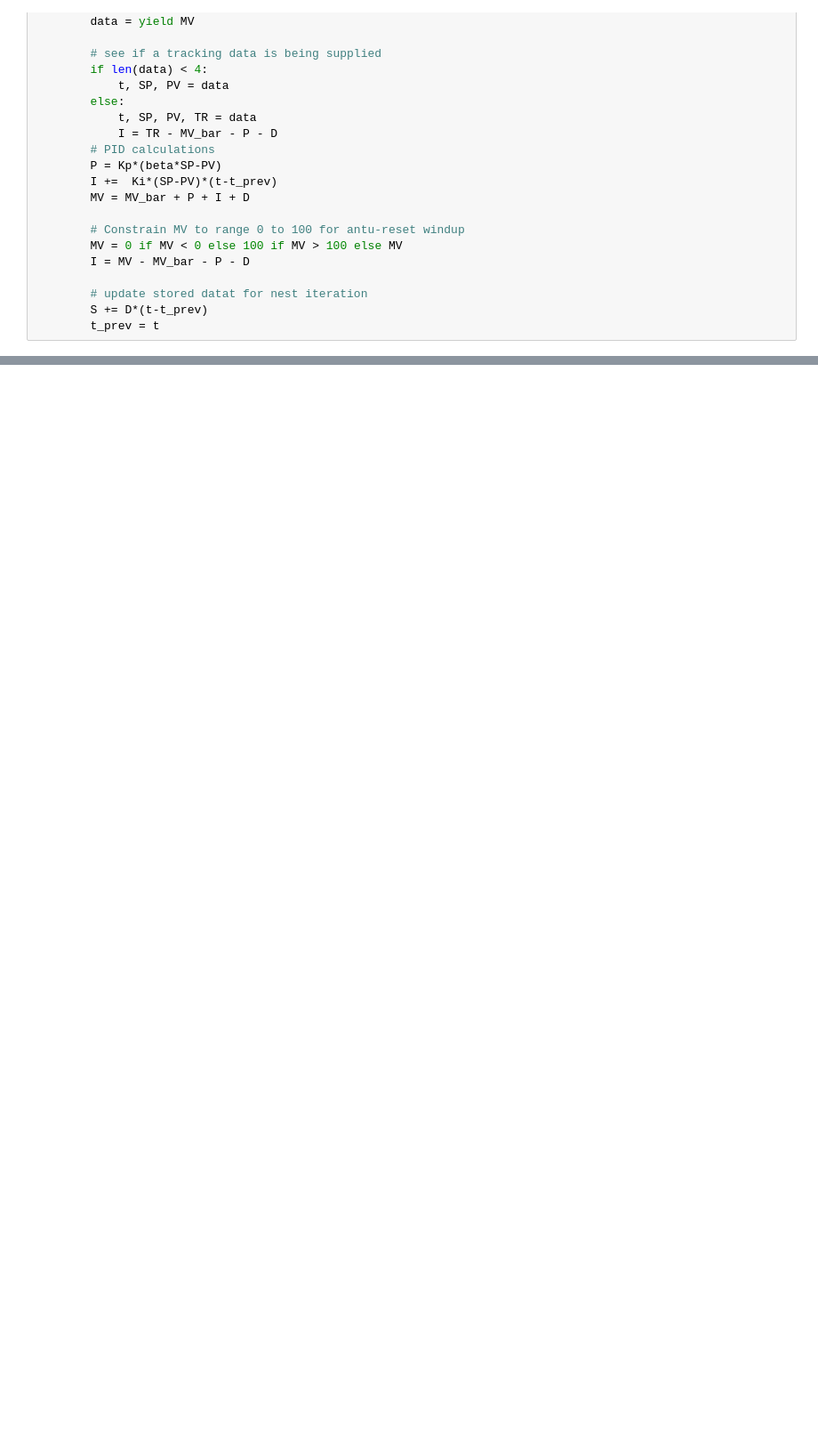
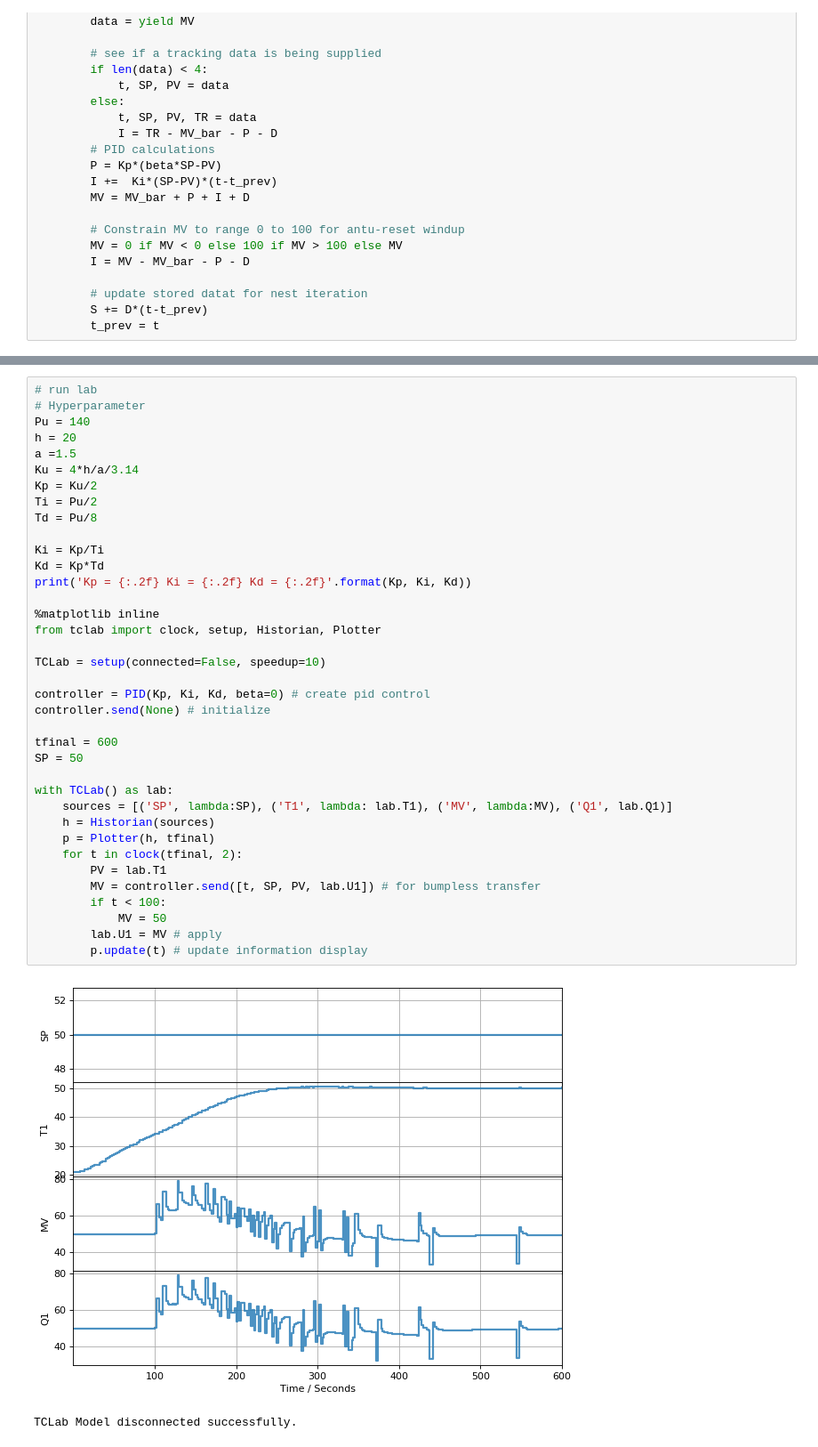
Before and after one commit to chaiwat47/CP3-Chaiwat-Klaewwigkij, a Jupyter notebook: Chemical_process_control/PID_Controller/PID_Tuning.ipynb, the cells around one changed output, grey strips where cells are left out. Shown: that part at 89% size. Drawn from its saved outputs; the diff is of its cells as text; blank space fills up the shorter version.

```diff
--- a/Chemical_process_control/PID_Controller/PID_Tuning.ipynb
+++ b/Chemical_process_control/PID_Controller/PID_Tuning.ipynb
@@ -56,0 +207,40 @@ def PID(Kp, Ki, Kd, MV_bar=0, beta=1, gamma=0):
+# %%
+# run lab
+# Hyperparameter
+Pu = 140
+h = 20
+a =1.5
+Ku = 4*h/a/3.14
+Kp = Ku/2
+Ti = Pu/2
+Td = Pu/8
+
+Ki = Kp/Ti
+Kd = Kp*Td
+print('Kp = {:.2f} Ki = {:.2f} Kd = {:.2f}'.format(Kp, Ki, Kd))
+
+%matplotlib inline
+from tclab import clock, setup, Historian, Plotter
+
+TCLab = setup(connected=False, speedup=10)
+
+controller = PID(Kp, Ki, Kd, beta=0) # create pid control
+controller.send(None) # initialize
+
+tfinal = 600
+SP = 50
+
+with TCLab() as lab:
+    sources = [('SP', lambda:SP), ('T1', lambda: lab.T1), ('MV', lambda:MV), ('Q1', lab.Q1)]
+    h = Historian(sources)
+    p = Plotter(h, tfinal)
+    for t in clock(tfinal, 2):
+        PV = lab.T1
+        MV = controller.send([t, SP, PV, lab.U1]) # for bumpless transfer
+        if t < 100:
+            MV = 50
+        lab.U1 = MV # apply
+        p.update(t) # update information display
+# %% [output]
+[figure, added]
+TCLab Model disconnected successfully.
```
Also changed, not shown: parts of 17 cells of this notebook.
